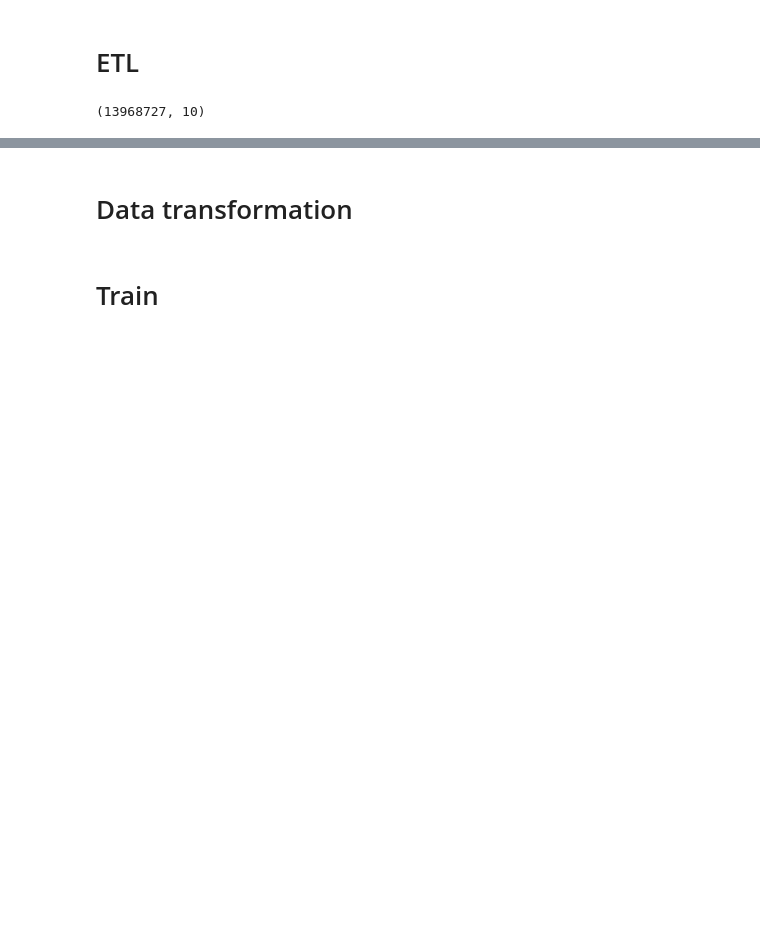
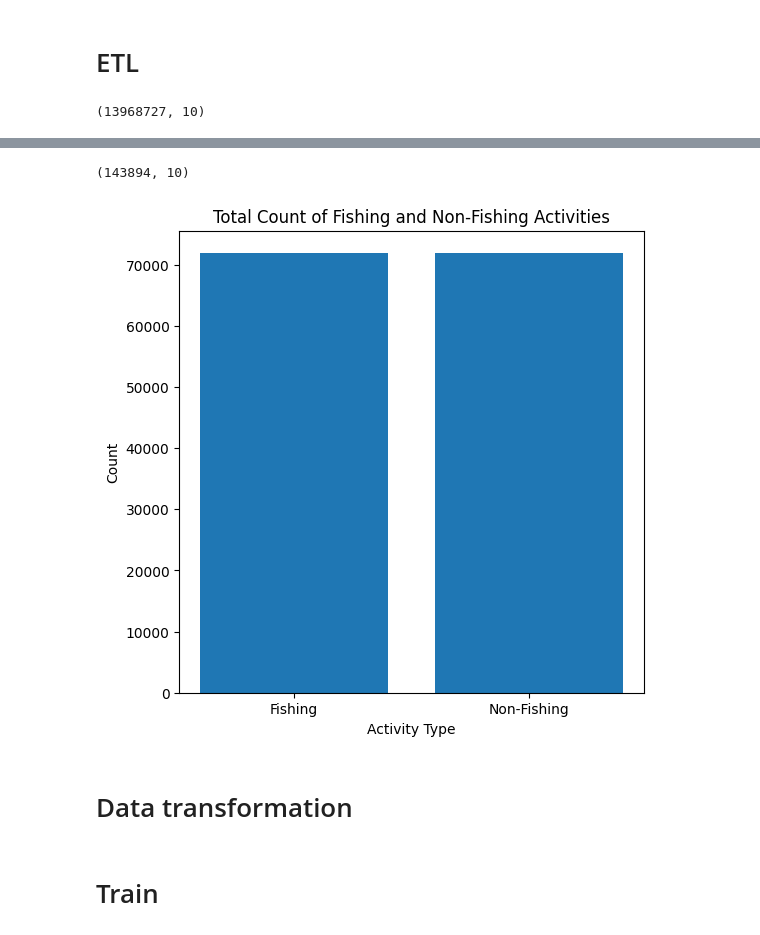
Before and after one commit to pattrickx/Illegal-fishing-classification, a Jupyter notebook: experiemnto_controle.ipynb, the cells around one changed output, grey strips where cells are left out. Cells and saved outputs as stored; diff of their text form; code cells hidden in the pictures; blank space fills up the shorter version.

```diff
--- a/experiemnto_controle.ipynb
+++ b/experiemnto_controle.ipynb
@@ -44,3 +47,23 @@ plt.show()
+# %%
+# down sample fishing activities to balance the dataset
+fishing_df = df_drift[df_drift['is_fishing'] == 1]
+non_fishing_df = df_drift[df_drift['is_fishing'] == 0]
+fishing_sampled = fishing_df.sample(n=len(non_fishing_df), random_state=42)
+df_drift = pd.concat([fishing_sampled, non_fishing_df]).sample(frac=1, random_state=42).reset_index(drop=True)
+df_drift.shape
+# %% [output]
+(143894, 10)
+# %%
+# plot total de fishing and non-fishing activities
+plt.figure(figsize=(6, 6))
+counts = df_drift['is_fishing'].value_counts().reindex([1.0, 0.0], fill_value=0)
+plt.bar(['Fishing', 'Non-Fishing'], counts.values)
+plt.xlabel('Activity Type')
+plt.ylabel('Count')
+plt.title('Total Count of Fishing and Non-Fishing Activities')
+plt.show()
+# %% [output]
+[figure, added]
 # %% [markdown]
 # Data transformation
 # %%
```
Also changed, not shown: parts of 28 cells of this notebook, 4 other files.
